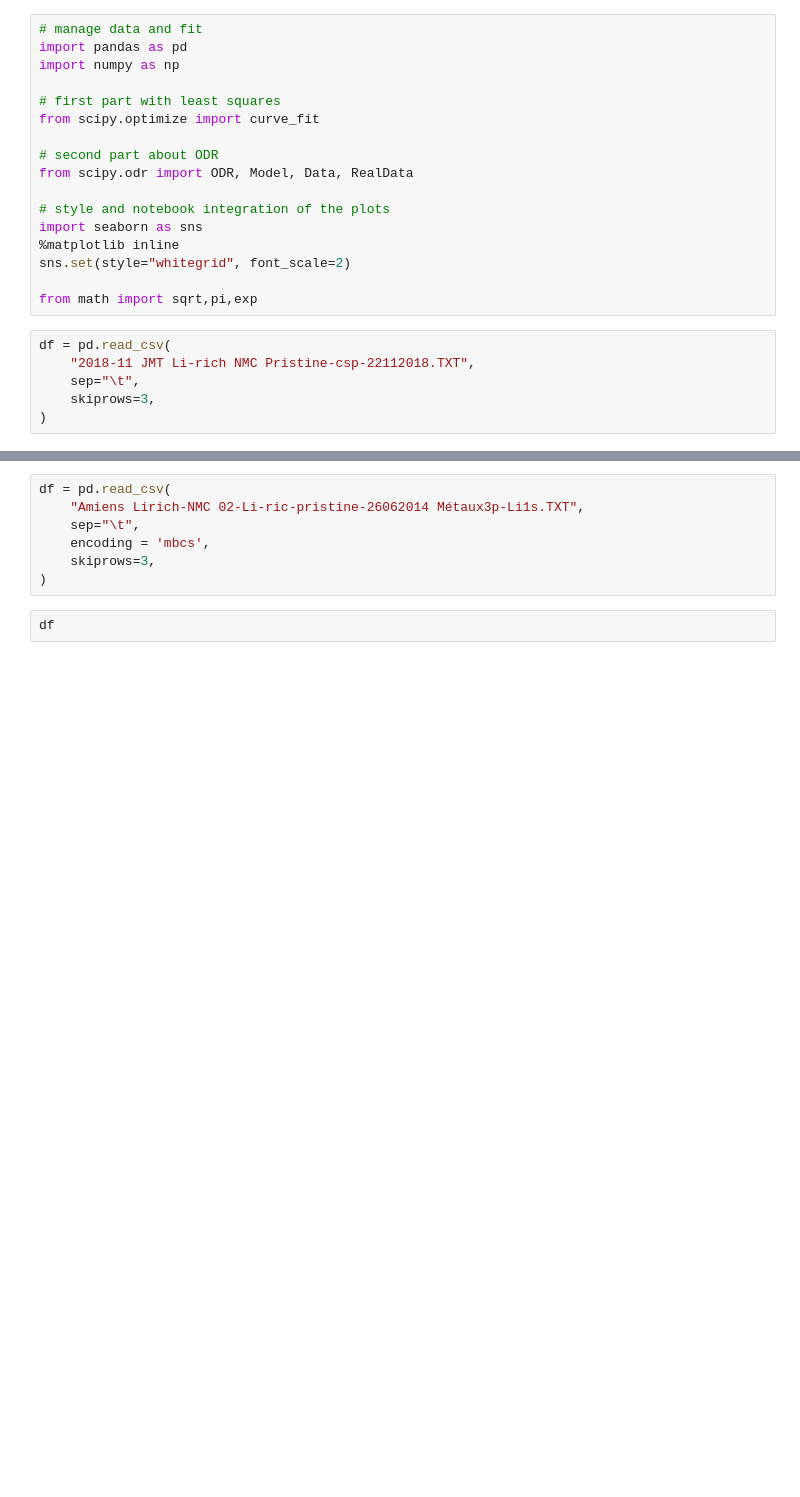
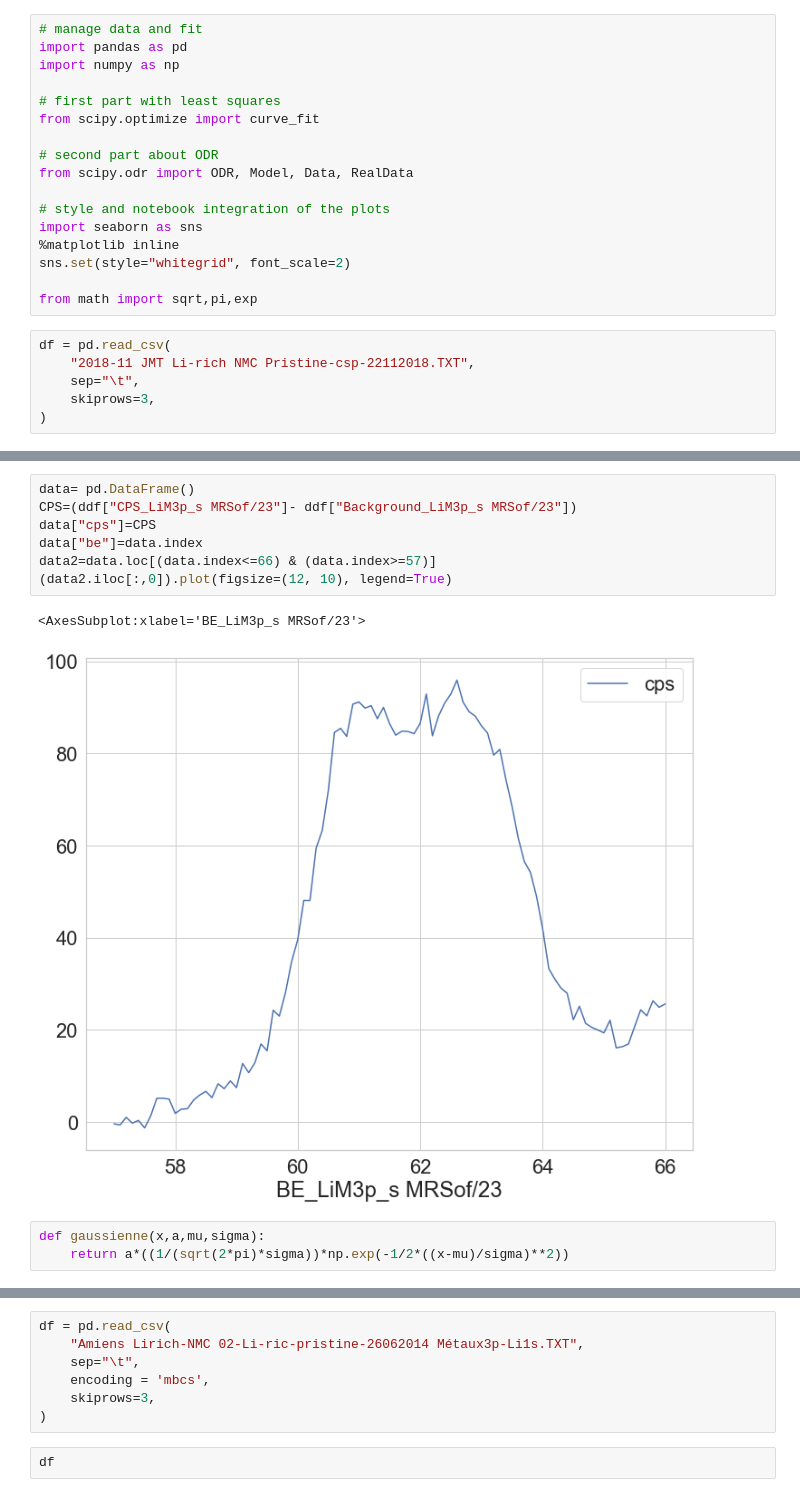
Before and after one commit to mblanchet002/PythonCMI, a Jupyter notebook: XPS.ipynb, the cells around one changed output, grey strips where cells are left out. Saved outputs shown, nothing was run; the diff lists cells and outputs as text; blank space fills up the shorter version.

```diff
--- a/XPS.ipynb
+++ b/XPS.ipynb
@@ -92,0 +73,13 @@ plt.plot(BE,G)
+# %%
+data= pd.DataFrame()
+CPS=(ddf["CPS_LiM3p_s MRSof/23"]- ddf["Background_LiM3p_s MRSof/23"])
+data["cps"]=CPS
+data["be"]=data.index
+data2=data.loc[(data.index<=66) & (data.index>=57)]
+(data2.iloc[:,0]).plot(figsize=(12, 10), legend=True)
+# %% [output]
+<AxesSubplot:xlabel='BE_LiM3p_s MRSof/23'>
+[figure, added]
+# %%
+def gaussienne(x,a,mu,sigma):
+    return a*((1/(sqrt(2*pi)*sigma))*np.exp(-1/2*((x-mu)/sigma)**2))
```
Also changed, not shown: parts of 23 cells of this notebook.
